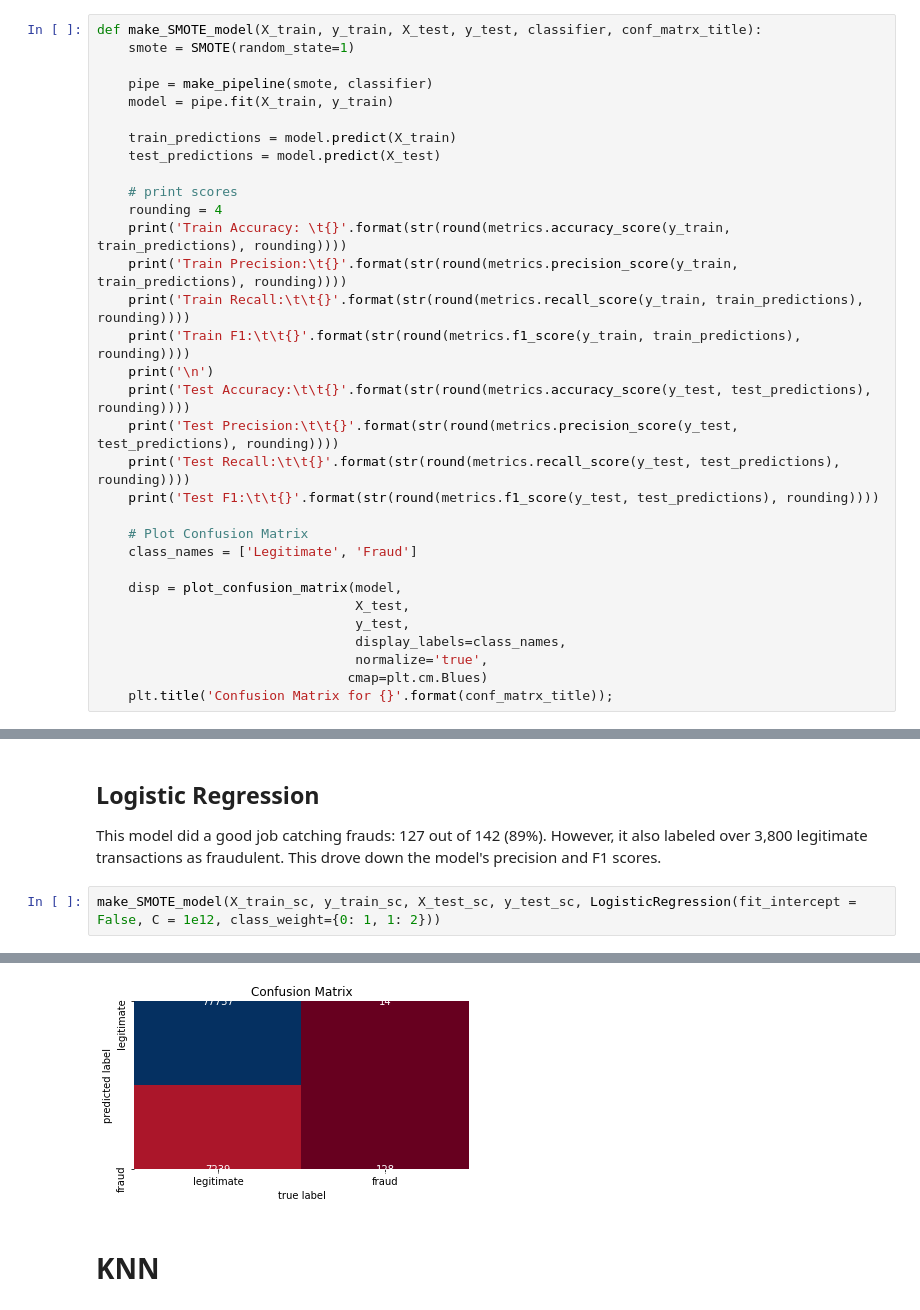
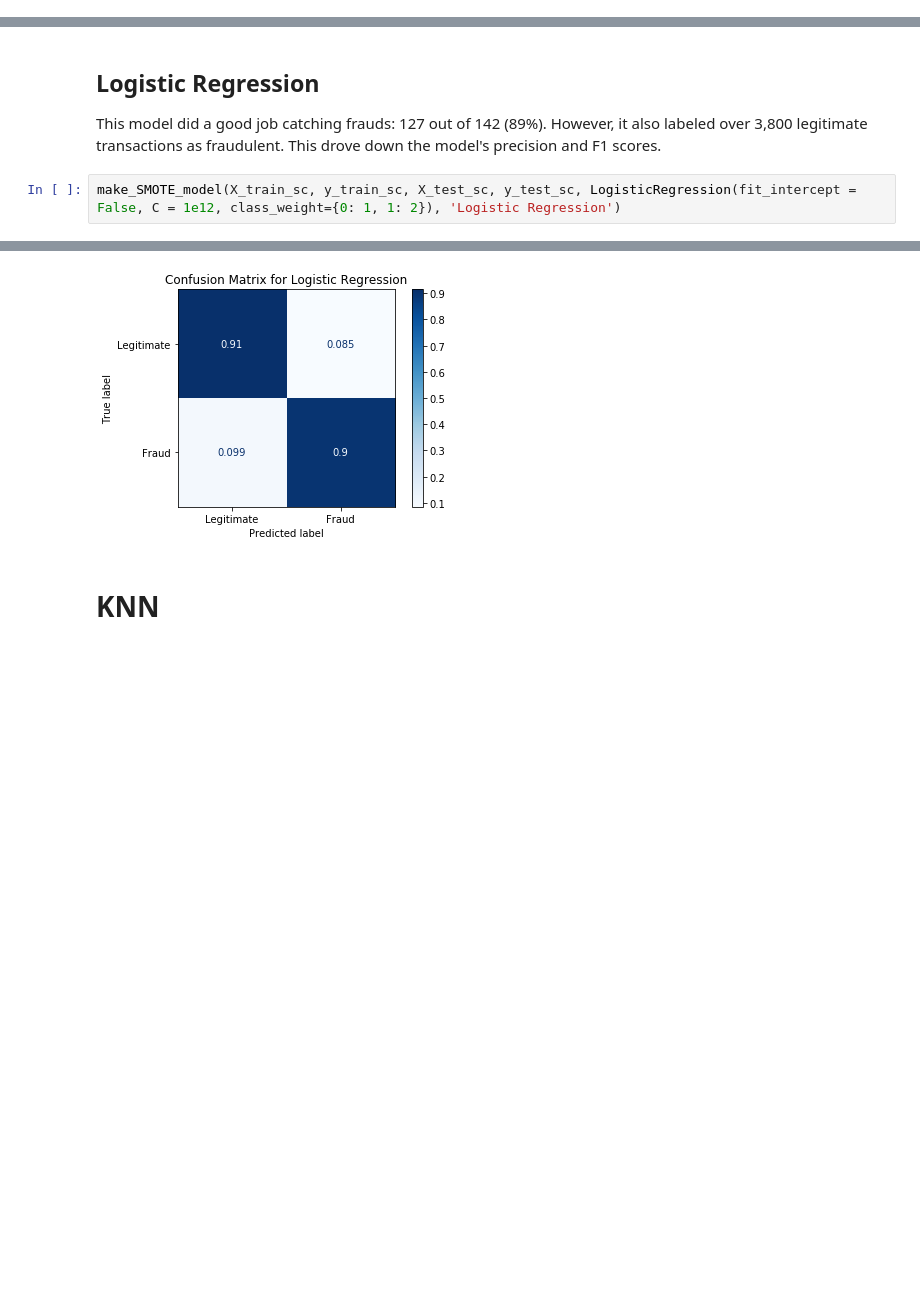
Before and after one commit to AdamBlomfield/credit_card_fraud, a Jupyter notebook: notebooks/predictive_modelling.ipynb, the cells around one changed output, grey strips where cells are left out. Cells and saved outputs as stored; diff of their text form; blank space fills up the shorter version.

```diff
--- a/notebooks/predictive_modelling.ipynb
+++ b/notebooks/predictive_modelling.ipynb
@@ -237,38 +242,6 @@ Before settling on these techniques, we compared three class-balancing methods u
 |Gradient Boosting.    | .30                  | .07                         | .14         |
 # %% [markdown]
 # Gaussian Naive Bayes
-# %%
-def make_SMOTE_model(X_train, y_train, X_test, y_test, classifier, conf_matrx_title):
-    smote = SMOTE(random_state=1)
-
-    pipe = make_pipeline(smote, classifier)
-    model = pipe.fit(X_train, y_train)
-
-    train_predictions = model.predict(X_train)
-    test_predictions = model.predict(X_test)
-
-    # print scores
-    rounding = 4
-    print('Train Accuracy: \t{}'.format(str(round(metrics.accuracy_score(y_train, train_predictions), rounding))))
-    print('Train Precision:\t{}'.format(str(round(metrics.precision_score(y_train, train_predictions), rounding))))
-    print('Train Recall:\t\t{}'.format(str(round(metrics.recall_score(y_train, train_predictions), rounding))))
-    print('Train F1:\t\t{}'.format(str(round(metrics.f1_score(y_train, train_predictions), rounding))))
-    print('\n')
-    print('Test Accuracy:\t\t{}'.format(str(round(metrics.accuracy_score(y_test, test_predictions), rounding))))
-    print('Test Precision:\t\t{}'.format(str(round(metrics.precision_score(y_test, test_predictions), rounding))))
-    print('Test Recall:\t\t{}'.format(str(round(metrics.recall_score(y_test, test_predictions), rounding))))
-    print('Test F1:\t\t{}'.format(str(round(metrics.f1_score(y_test, test_predictions), rounding))))
-
-    # Plot Confusion Matrix
-    class_names = ['Legitimate', 'Fraud']
-
-    disp = plot_confusion_matrix(model,
-                                 X_test,
-                                 y_test,
-                                 display_labels=class_names,
-                                 normalize='true',
-                                cmap=plt.cm.Blues)
-    plt.title('Confusion Matrix for {}'.format(conf_matrx_title));
 # %%
 make_SMOTE_model(X_train, y_train, X_test, y_test, GaussianNB(), 'Gaussian Naive Bayes')
 # %% [output]
@@ -352,5 +263,5 @@ Normalized confusion matrix
 
 This model did a good job catching frauds: 127 out of 142 (89%). However, it also labeled over 3,800 legitimate transactions as fraudulent. This drove down the model's precision and F1 scores.
 # %%
-make_SMOTE_model(X_train_sc, y_train_sc, X_test_sc, y_test_sc, LogisticRegression(fit_intercept = False, C = 1e12, class_weight={0: 1, 1: 2}))
+make_SMOTE_model(X_train_sc, y_train_sc, X_test_sc, y_test_sc, LogisticRegression(fit_intercept = False, C = 1e12, class_weight={0: 1, 1: 2}), 'Logistic Regression')
 # %% [output]
@@ -371,3 +278,3 @@ TN: 77737 FP: 7239 FN: 14 TP: 128
-[figure, old version]
+[figure, new version]
 # %% [markdown]
 # KNN
```
Also changed, not shown: parts of 9 cells of this notebook, 1 other file.
